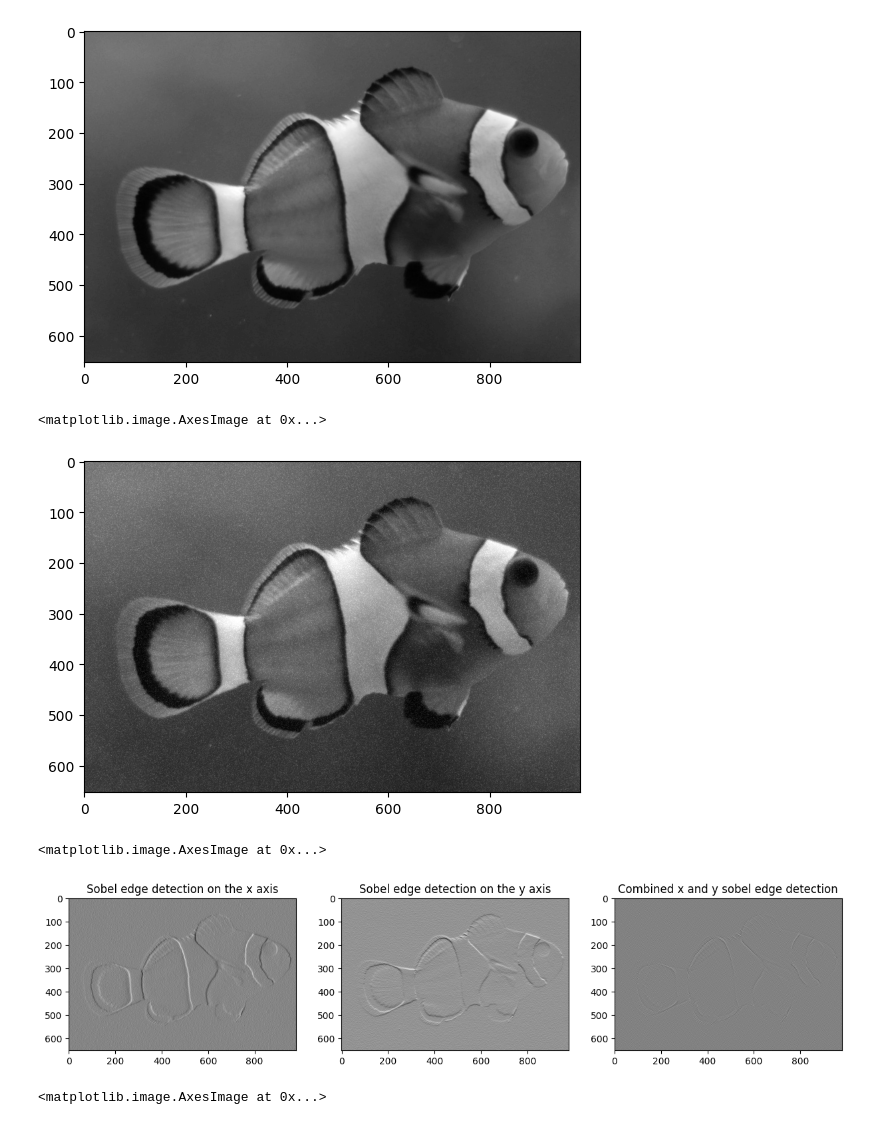
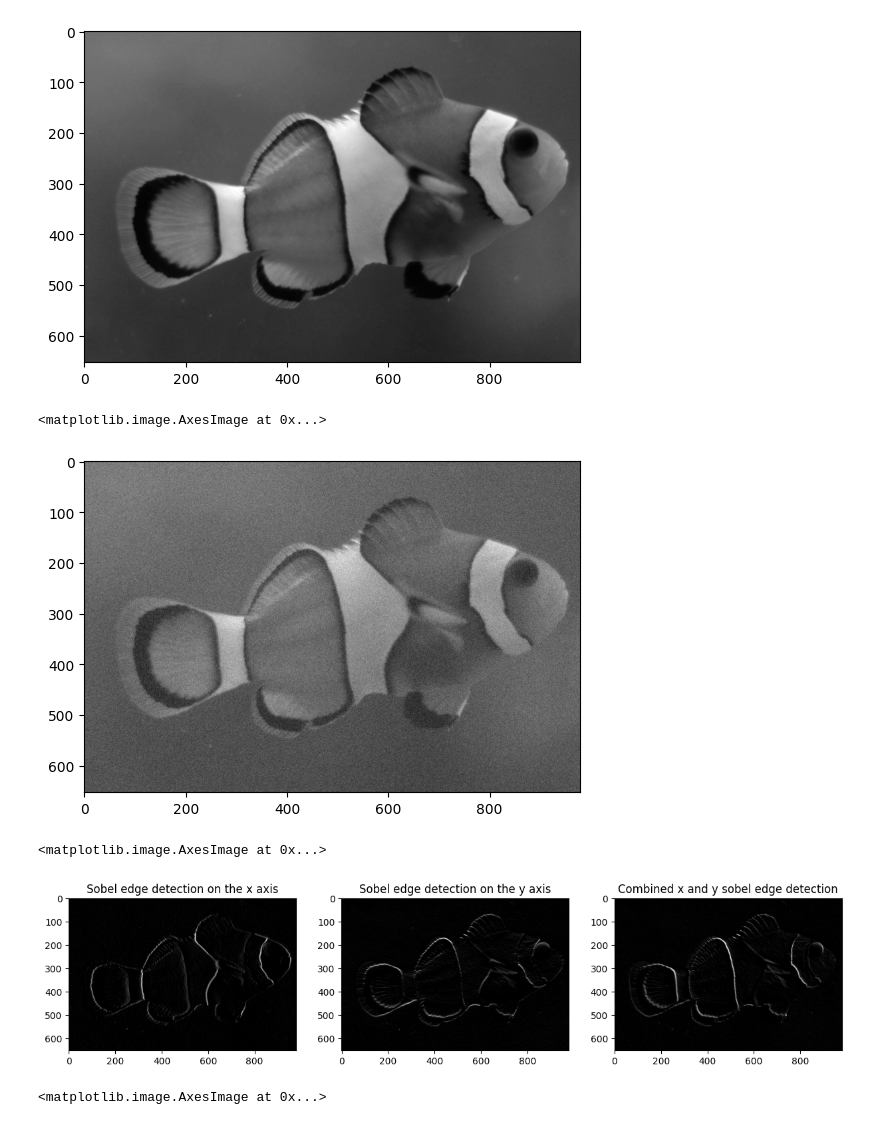
Before and after one commit to tlim8772/CS4243-tutorials-v1, a Jupyter notebook: CS4243-Tutorial-01-L3.ipynb, the cells around one changed output. Saved outputs shown, nothing was run; the diff lists cells and outputs as text; code cells hidden in the pictures.

```diff
--- a/CS4243-Tutorial-01-L3.ipynb
+++ b/CS4243-Tutorial-01-L3.ipynb
@@ -25,7 +25,7 @@ h, w = img.shape
 # Add Gaussian noise with μ=0 and σ=20 to the image Nemo.jpeg to produce a noisy image
 
 ##################Your code here#########################
-
+gn_img = img + np.random.normal(0, 20, (h, w))
 
 
 
@@ -34,31 +34,51 @@ h, w = img.shape
 plt.imshow(gn_img, cmap='gray')
 # %% [output]
 <matplotlib.image.AxesImage at 0x...>
-[figure, old version]
+[figure, new version]
 # %%
 # Sobel Edge Detection with size of 3 on x, y and xy axis, respectively
 
 ##################Your code here#########################
+sobel_x = np.array([
+    [1, 0, -1],
+    [2, 0, -2],
+    [1, 0, -1]
+])
 
+sobel_y = np.array([
+    [1, 2, 1],
+    [0, 0, 0],
+    [-1, -2, -1]
+])
+
+sobel_xy = np.array([
+    [ 0,  1,  2],
+    [-1,  0,  1],
+    [-2, -1,  0]
+])
+
+img_sobelx = cv2.filter2D(img, -1, sobel_x)
+img_sobely = cv2.filter2D(img, -1, sobel_y)
+img_sobelxy = cv2.filter2D(img, -1, sobel_xy)
 
 
 
 ##################Your code here#########################
 
 
 plt.figure(figsize=(15, 5))
 plt.subplot(1,3,1)
 plt.title('Sobel edge detection on the x axis')
 plt.imshow(img_sobelx, cmap = 'gray')
 plt.subplot(1,3,2)
 plt.title('Sobel edge detection on the y axis')
 plt.imshow(img_sobely, cmap = 'gray')
 plt.subplot(1,3,3)
 plt.title('Combined x and y sobel edge detection')
 plt.imshow(img_sobelxy, cmap = 'gray')
 # %% [output]
 <matplotlib.image.AxesImage at 0x...>
-[figure, old version]
+[figure, new version]
 # %%
 # Smooth the noisy image with a Gaussian filter of size=15 and sigma=1/3/9
 
```
Also changed, not shown: parts of 4 cells of this notebook, 1 other file.
